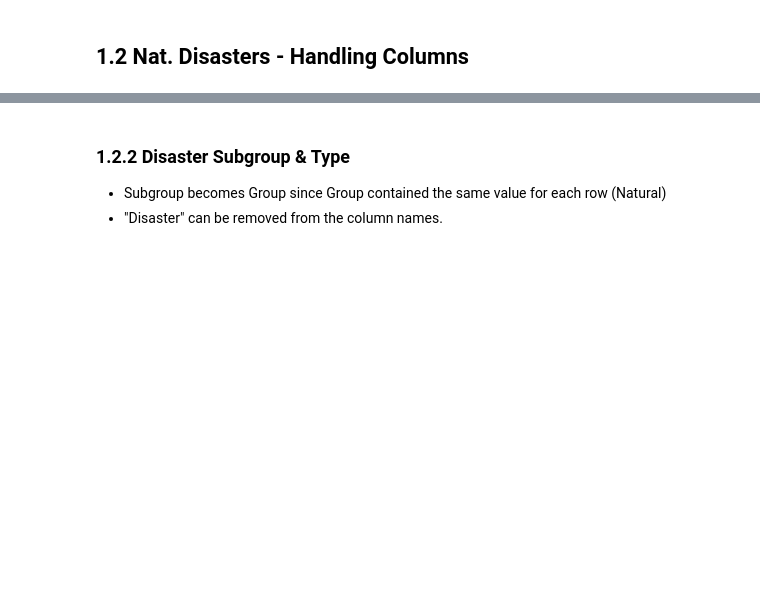
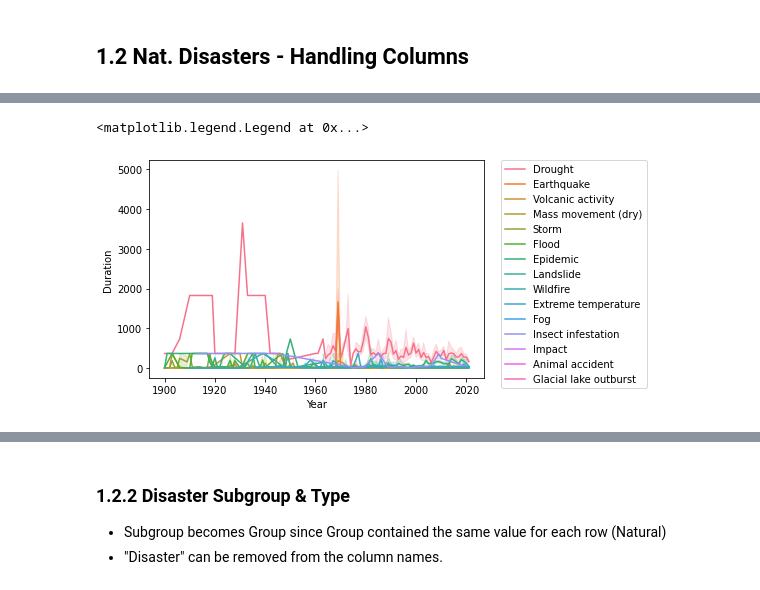
Before and after one commit to FreshJonas/Nat_Disasters_vs_GDP, a Jupyter notebook: 01_obtaining_data.ipynb, the cells around one changed output, grey strips where cells are left out. Cells and saved outputs as stored; diff of their text form; code cells hidden in the pictures; blank space fills up the shorter version.

Commit message:
Issue 01 Dataset Natural Disasters: Column Duration, which unit for time is more adecuate? - Transform duration to days + plotting

```diff
--- a/01_obtaining_data.ipynb
+++ b/01_obtaining_data.ipynb
@@ -18,7 +18,7 @@ We have obtained a dataset about naural disasters on [kaggle](https://www.kaggle
 raw_natural_disaster_df = pd.read_csv('data/all_natural_disasters.csv')
 
 relevant_columns = ['Year', 'Disaster Subgroup', 'Disaster Type', 'Event Name', 'Country',
-'ISO', 'Region', 'Continent', 'Start Year', 'End Year', 'Total Deaths', 'Total Affected']
+'ISO', 'Region', 'Continent', 'Start Year', 'Start Month', 'Start Day','End Year', 'End Month', 'End Day','Total Deaths', 'Total Affected']
 
 natural_disaster_df = raw_natural_disaster_df[relevant_columns]
 natural_disaster_df.head()
@@ -37,5 +33,0 @@ Start and End Year Column will be transformed to a duration column. This way its
-# %%
-# Transforming Start and End Year Column to Duration
-natural_disaster_df = natural_disaster_df.assign(Duration=(natural_disaster_df['End Year']-natural_disaster_df['Start Year']))
-natural_disaster_df = natural_disaster_df.drop(['Start Year', 'End Year'], axis=1)
-natural_disaster_df.head()
@@ -49,2 +109,2 @@ natural_disaster_df.head()
 # %%
-natural_disaster_df['Duration'].unique()
+natural_disaster_df = natural_disaster_df.assign(Duration=duration)
@@ -52,0 +111,3 @@ array([ 0,  4,  9,  2,  3,  6,  1,  5, 50], dtype=int64)
+# %%
+# Drop columns that are no longer necessary:
+natural_disaster_df = natural_disaster_df.drop(['Start Year', 'End Year', 'Start Month', 'End Month', 'Start Day', 'End Day'], axis=1)
@@ -52,0 +123,15 @@ array([ 0,  4,  9,  2,  3,  6,  1,  5, 50], dtype=int64)
+# %%
+# Duration of disasters:
+import seaborn as sns
+import matplotlib.pyplot as plt
+x =natural_disaster_df['Year']
+y = natural_disaster_df['Duration']
+hue = natural_disaster_df['Disaster Type']
+sns.lineplot(x=x, y=y,
+             hue=hue,
+             data=natural_disaster_df)
+
+plt.legend(bbox_to_anchor=(1.05, 1), loc='upper left', borderaxespad=0)
+# %% [output]
+<matplotlib.legend.Legend at 0x...>
+[figure, added]
```
Also changed, not shown: parts of 20 cells of this notebook.
